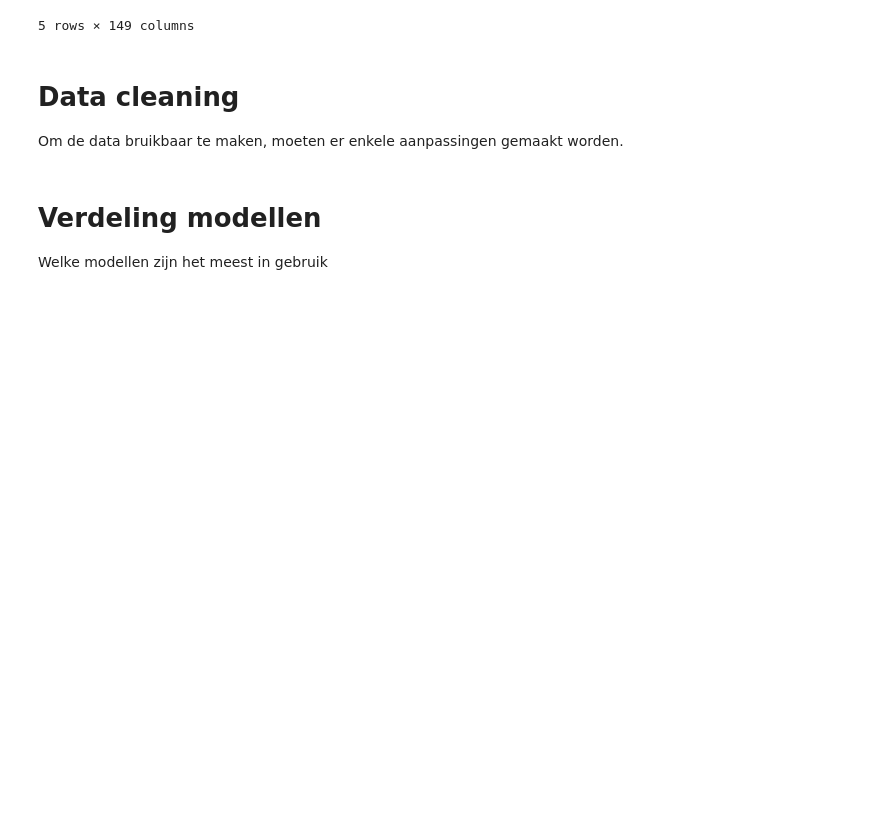
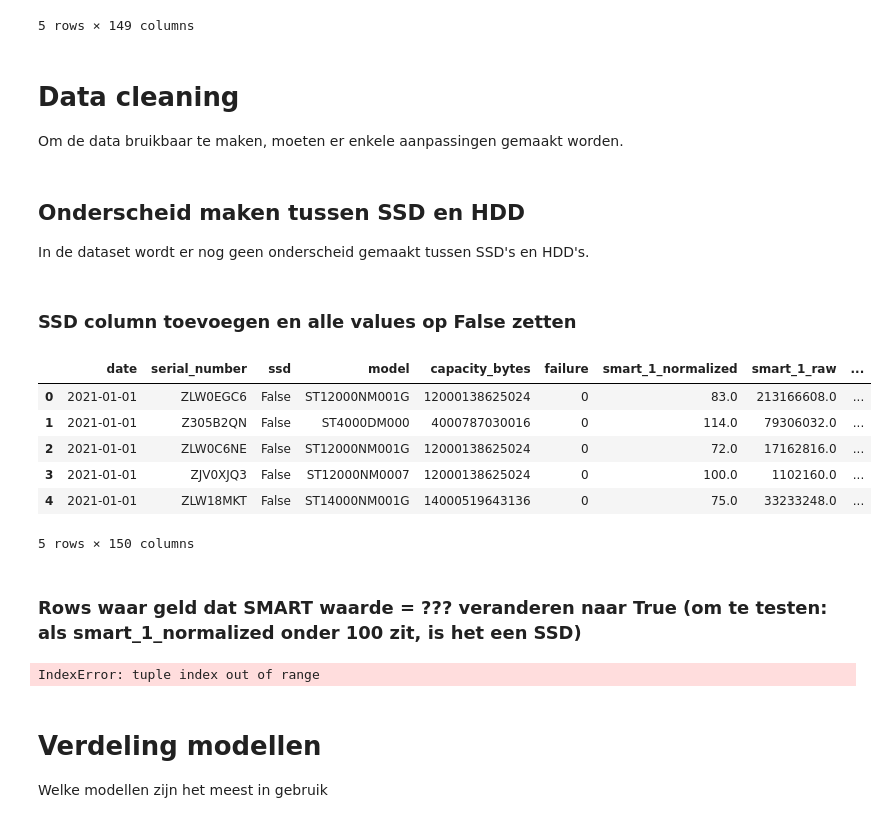
Before and after one commit to Dimidrie/BD04-PredMain, a Jupyter notebook: drives.ipynb, the cells around one changed output. Cells and saved outputs as stored; diff of their text form; code cells hidden in the pictures; blank space fills up the shorter version.

```diff
--- a/drives.ipynb
+++ b/drives.ipynb
@@ -52,3 +52,27 @@ memory usage: 1.8+ GB
 # %% [markdown]
 # Data cleaning
 Om de data bruikbaar te maken, moeten er enkele aanpassingen gemaakt worden.
+# %% [markdown]
+## Onderscheid maken tussen SSD en HDD
+In de dataset wordt er nog geen onderscheid gemaakt tussen SSD's en HDD's.
+# %% [markdown]
+### SSD column toevoegen en alle values op False zetten
+# %%
+dataset.insert(2, "ssd", False, True)
+dataset.head()
+# %% [output]
+|  | date | serial_number | ssd | model | capacity_bytes | failure | smart_1_normalized | smart_1_raw | ... |
+| 0 | 2021-01-01 | ZLW0EGC6 | False | ST12000NM001G | 12000138625024 | 0 | 83.0 | 213166608.0 | ... |
+| 1 | 2021-01-01 | Z305B2QN | False | ST4000DM000 | 4000787030016 | 0 | 114.0 | 79306032.0 | ... |
+| 2 | 2021-01-01 | ZLW0C6NE | False | ST12000NM001G | 12000138625024 | 0 | 72.0 | 17162816.0 | ... |
+| 3 | 2021-01-01 | ZJV0XJQ3 | False | ST12000NM0007 | 12000138625024 | 0 | 100.0 | 1102160.0 | ... |
+| 4 | 2021-01-01 | ZLW18MKT | False | ST14000NM001G | 14000519643136 | 0 | 75.0 | 33233248.0 | ... |
+5 rows × 150 columns
+# %% [markdown]
+### Rows waar geld dat SMART waarde = ??? veranderen naar True (om te testen: als smart_1_normalized onder 100 zit, is het een SSD)
+# %%
+for row in dataset.iterrows():
+    if row["smart_1_normalized"] < 100:
+        row[2] = True
+# %% [output]
+IndexError: tuple index out of range
```
Also changed, not shown: parts of 2 cells of this notebook.
